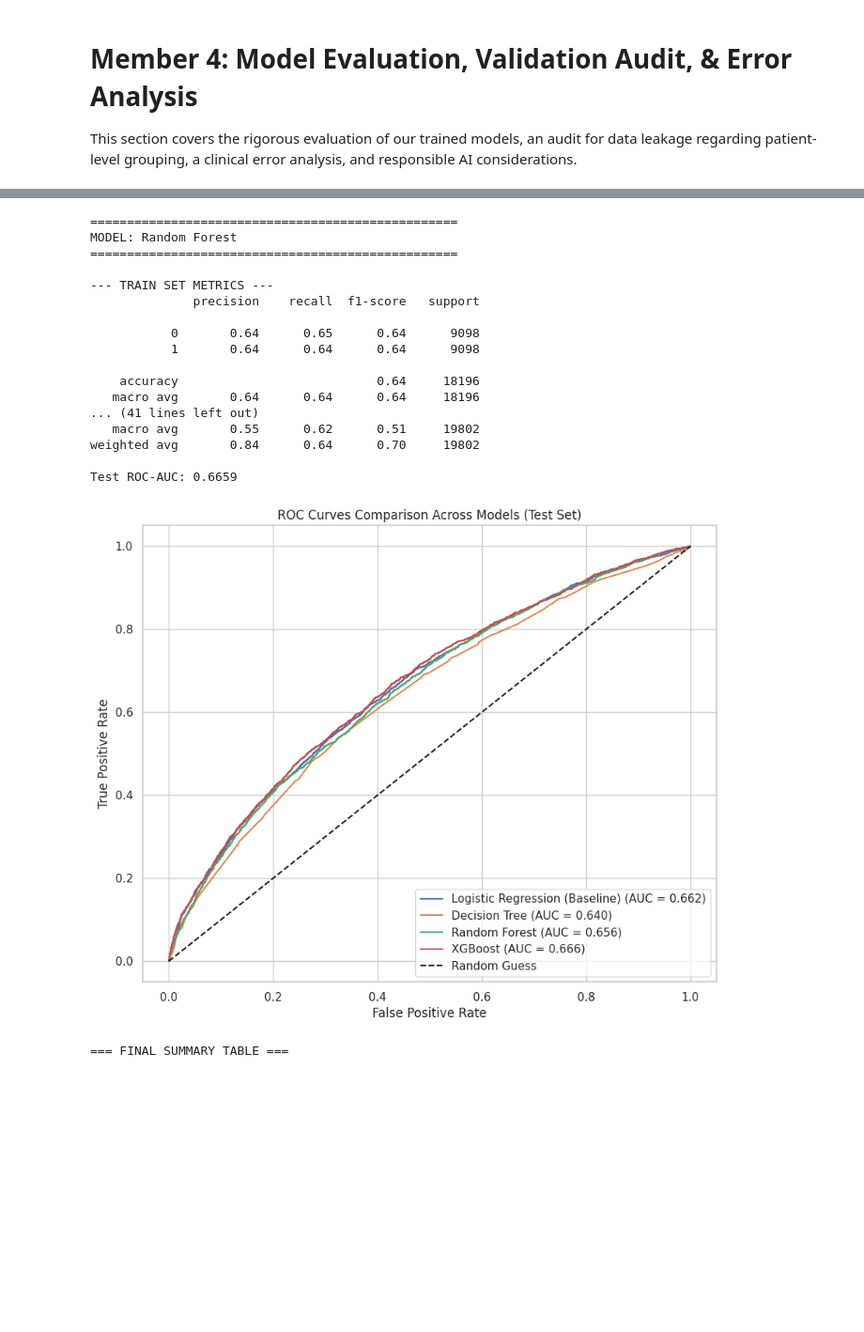
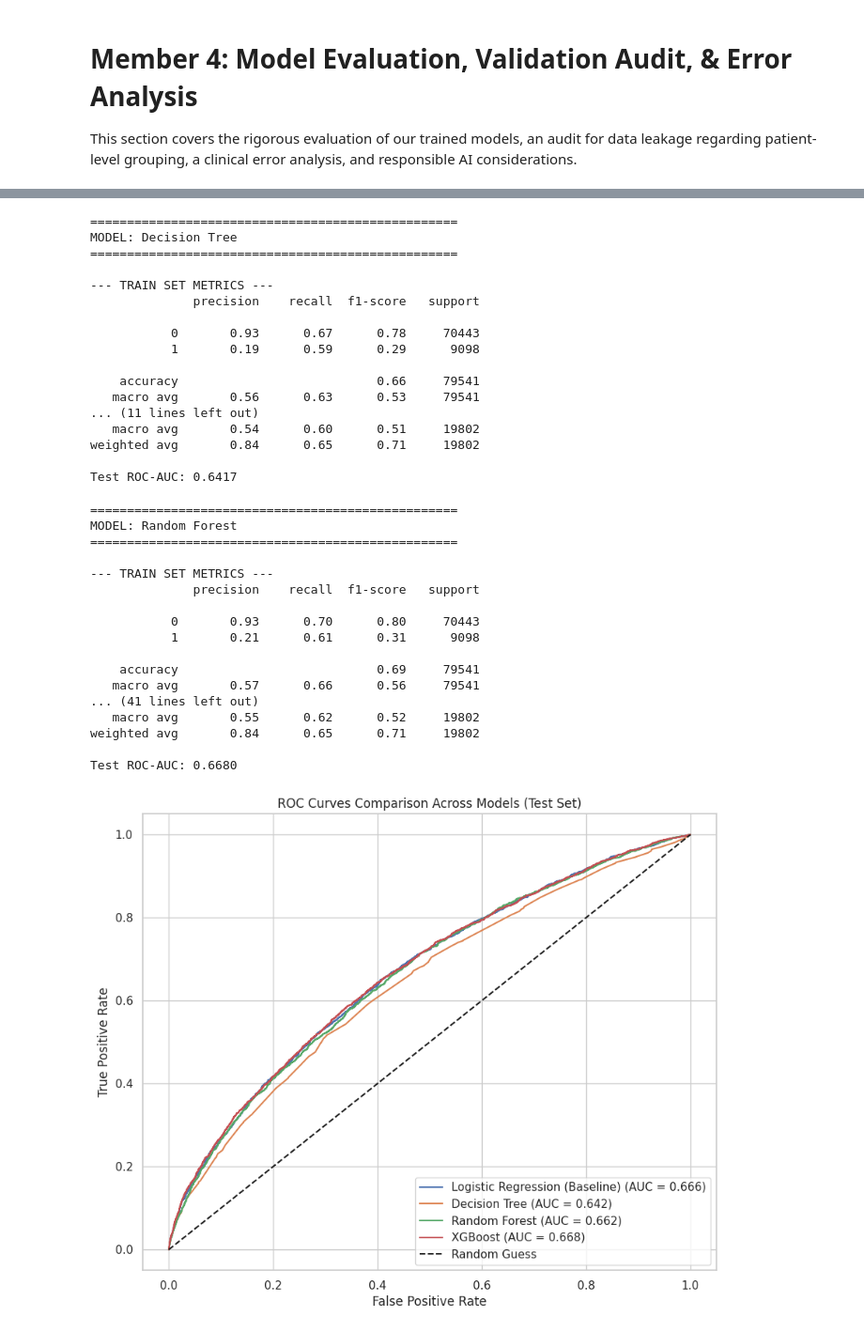
Before and after one commit to Malith-Kanishka/2026-AI-21-Diabetes, a Jupyter notebook: 2026-ai-21-diabete.ipynb, the cells around one changed output, grey strips where cells are left out. Shown at 94% size. Drawn from its saved outputs; the diff is of its cells as text; code cells hidden in the pictures; blank space fills up the shorter version.

```diff
--- a/2026-ai-21-diabete.ipynb
+++ b/2026-ai-21-diabete.ipynb
@@ -407,12 +407,13 @@ diag_2                       356                0.36
 diag_1                        20                0.02
 # %%
 # ============================================================
-# STEP 4: REMOVE EXTREMELY SPARSE FEATURES
+# STEP 4: REMOVE EXTREMELY MISSING VALUE FEATURES
 # ============================================================
 
 columns_to_drop = [
     'weight',
-    'payer_code'
+    'payer_code',
+    'medical_specialty'
 ]
 
 df.drop(
@@ -1510,8 +1626,3 @@ MEMBER 3 PIPELINE FULLY COMPLETE & CLEANED.
 # %% [markdown]
 # Member 4: Model Evaluation, Validation Audit, & Error Analysis
 This section covers the rigorous evaluation of our trained models, an audit for data leakage regarding patient-level grouping, a clinical error analysis, and responsible AI considerations.
-# %%
-# Run this cell to automatically find your logistic regression model variable name
-for name, obj in list(globals().items()):
-    if 'logistic' in type(obj).__name__.lower() or 'lr' in name.lower() or 'logistic' in name.lower():
-        print(f"Found variable: '{name}' (Type: {type(obj)})")
@@ -1521,6 +1628,0 @@ Found variable: 'model' (Type: <class 'sklearn.linear_model._logistic.LogisticRe
-# %%
-# Run this to find the exact variable names for your other models
-for name, obj in list(globals().items()):
-    obj_type = type(obj).__name__.lower()
-    if any(keyword in obj_type or keyword in name.lower() for keyword in ['tree', 'forest', 'xgb', 'gradient', 'classif']):
-        print(f"Found variable: '{name}' (Type: {type(obj)})")
@@ -1542,5 +1691,4 @@ Found variable: 'xgb_importances' (Type: <class 'pandas.core.frame.DataFrame'>)
 # %%
-
 from sklearn.metrics import (
     classification_report,
     roc_auc_score,
@@ -1564,7 +1712,7 @@ def evaluate_classification_models_one_by_one(models_dict):
         X_train_data = m_info['X_train']
         X_test_data = m_info['X_test']
 
-        # Fix array formats
+        # Safe array formatting to handle different dataframe styles
         X_train_arr = X_train_data.values if hasattr(X_train_data, "values") else X_train_data
         X_test_arr = X_test_data.values if hasattr(X_test_data, "values") else X_test_data
 
@@ -1597,7 +1745,7 @@ def evaluate_classification_models_one_by_one(models_dict):
         print(f"Test ROC-AUC: {test_roc_auc:.4f}" if test_roc_auc else "Test ROC-AUC: N/A")
         print("\n")
 
-        # Collect for dataframe summary
+        # Collect values for final summary matrix
         evaluation_results.append({
             "Model": name,
             "Train Accuracy": accuracy_score(y_train, y_train_pred),
@@ -1612,7 +1760,7 @@ def evaluate_classification_models_one_by_one(models_dict):
             "Test ROC-AUC": test_roc_auc
         })
 
-    # Finalize the ROC plot
+    # Finalize and render the ROC plot overlay
     plt.plot([0, 1], [0, 1], 'k--', label='Random Guess')
     plt.xlabel('False Positive Rate')
     plt.ylabel('True Positive Rate')
@@ -1622,32 +1770,37 @@ def evaluate_classification_models_one_by_one(models_dict):
 
     return pd.DataFrame(evaluation_results)
 
+# ============================================================
+# MASTER DICTIONARY: TRACK ALIGNMENT MAP
+# ============================================================
+# Connects each architecture to its respective scaling track
 trained_models_info = {
     "Logistic Regression (Baseline)": {
         "model": model,
-        "X_train": X_train_scaled,
-        "X_test": X_test_scaled
+        "X_train": X_train_lr,    # 💡 Uses pre-scaled linear track
+        "X_test": X_test_lr
     },
     "Decision Tree": {
         "model": dt_model_v2,
-        "X_train": X_train_undersampled,
+        "X_train": X_train,       # 💡 Uses unscaled tree track
         "X_test": X_test
     },
     "Random Forest": {
         "model": rf_model_v2,
-        "X_train": X_train_undersampled,
+        "X_train": X_train,       # 💡 Uses unscaled tree track
         "X_test": X_test
     },
     "XGBoost": {
         "model": xgb_model_v2,
-        "X_train": X_train_xgb,
+        "X_train": X_train_xgb,   # 💡 Uses string-sanitized tree track
         "X_test": X_test_xgb
     }
 }
 
+# Run execution loop
 evaluation_df = evaluate_classification_models_one_by_one(trained_models_info)
 print("=== FINAL SUMMARY TABLE ===")
-display(evaluation_df)
+print(evaluation_df.to_string())
 # %% [output]
 ==================================================
 MODEL: Logistic Regression (Baseline)
@@ -1669,19 +1822,35 @@ Test ROC-AUC: 0.6402
 ==================================================
-MODEL: Random Forest
+MODEL: Decision Tree
 ==================================================
 
 --- TRAIN SET METRICS ---
               precision    recall  f1-score   support
 
-           0       0.64      0.65      0.64      9098
-           1       0.64      0.64      0.64      9098
+           0       0.93      0.67      0.78     70443
+           1       0.19      0.59      0.29      9098
 
-    accuracy                           0.64     18196
-   macro avg       0.64      0.64      0.64     18196
-... (41 lines left out)
-   macro avg       0.55      0.62      0.51     19802
-weighted avg       0.84      0.64      0.70     19802
+    accuracy                           0.66     79541
+   macro avg       0.56      0.63      0.53     79541
+... (11 lines left out)
+   macro avg       0.54      0.60      0.51     19802
+weighted avg       0.84      0.65      0.71     19802
 
-Test ROC-AUC: 0.6659
+Test ROC-AUC: 0.6417
+==================================================
+MODEL: Random Forest
+==================================================
+
+--- TRAIN SET METRICS ---
+              precision    recall  f1-score   support
+
+           0       0.93      0.70      0.80     70443
+           1       0.21      0.61      0.31      9098
+
+    accuracy                           0.69     79541
+   macro avg       0.57      0.66      0.56     79541
+... (41 lines left out)
+   macro avg       0.55      0.62      0.52     19802
+weighted avg       0.84      0.65      0.71     19802
+
+Test ROC-AUC: 0.6680
-[figure, old version]
+[figure, new version]
-=== FINAL SUMMARY TABLE ===
```
Also changed, not shown: parts of 49 cells of this notebook.
